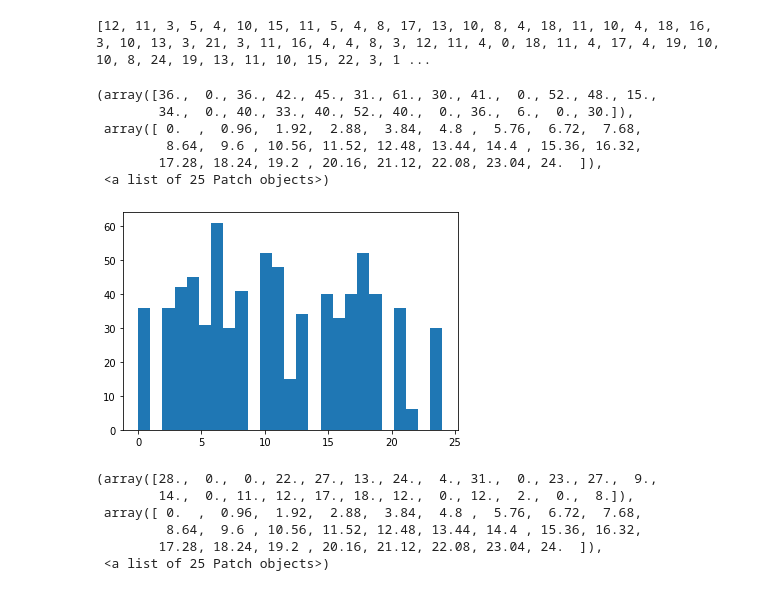
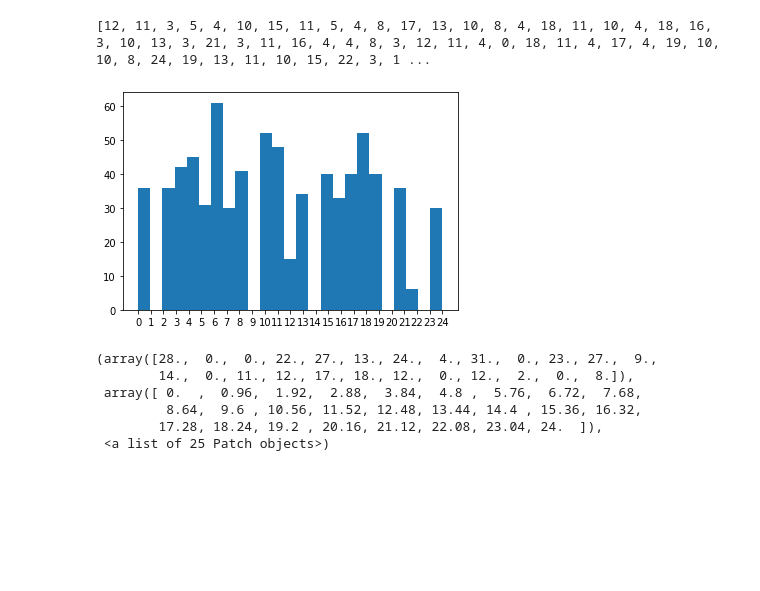
Before and after one commit to myGithubAccount26/Biostatistics, a Jupyter notebook: Biostatistics_Lab_2.ipynb, the cells around one changed output. Drawn from its saved outputs; the diff is of its cells as text; code cells hidden in the pictures; blank space fills up the shorter version.

```diff
--- a/Biostatistics_Lab_2.ipynb
+++ b/Biostatistics_Lab_2.ipynb
@@ -118,16 +126,12 @@ print(X[0])
 print(Y[0])
 # %% [output]
 [12, 11, 3, 5, 4, 10, 15, 11, 5, 4, 8, 17, 13, 10, 8, 4, 18, 11, 10, 4, 18, 16, 3, 10, 13, 3, 21, 3, 11, 16, 4, 4, 8, 3, 12, 11, 4, 0, 18, 11, 4, 17, 4, 19, 10, 10, 8, 24, 19, 13, 11, 10, 15, 22, 3, 1 ...
-# %%
-plt.hist(X[0],25)
-# %% [output]
-(array([36.,  0., 36., 42., 45., 31., 61., 30., 41.,  0., 52., 48., 15.,
-        34.,  0., 40., 33., 40., 52., 40.,  0., 36.,  6.,  0., 30.]),
- array([ 0.  ,  0.96,  1.92,  2.88,  3.84,  4.8 ,  5.76,  6.72,  7.68,
-         8.64,  9.6 , 10.56, 11.52, 12.48, 13.44, 14.4 , 15.36, 16.32,
-        17.28, 18.24, 19.2 , 20.16, 21.12, 22.08, 23.04, 24.  ]),
- <a list of 25 Patch objects>)
-[figure, removed]
+# %%
+plt.hist(X[0],25)
+plt.xticks(np.arange(0,25,1))
+plt.show() # This will create a histogram with the number of occurances for each respective number in the first element of list X
+# %% [output]
+[figure, added]
 # %%
 plt.hist(Y[0],25)
 # %% [output]
```
Also changed, not shown: parts of 5 cells of this notebook.
